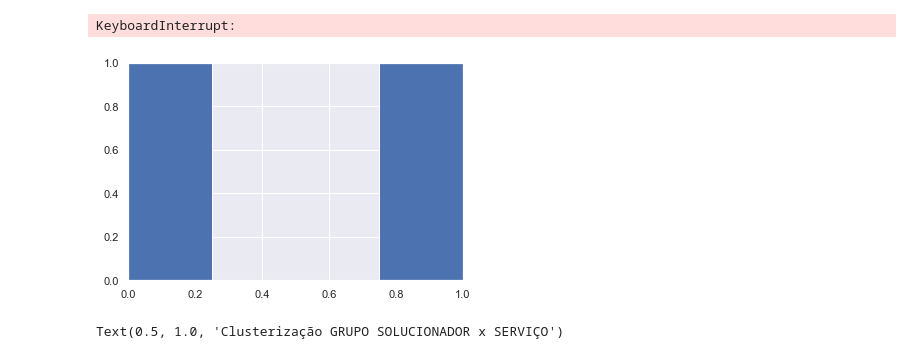
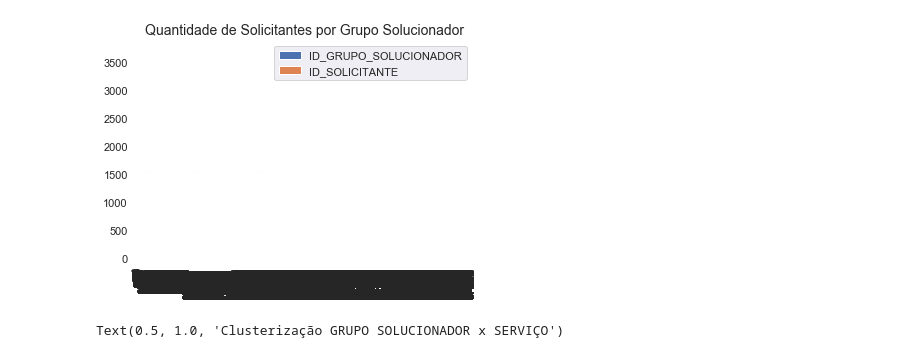
Before and after one commit to 6abi/servicePrediction, a Jupyter notebook: K_Means_Clustering_with_Scikit_Learn-Copy1.ipynb, the cells around one changed output. Drawn from its saved outputs; the diff is of its cells as text; code cells hidden in the pictures.

```diff
--- a/K_Means_Clustering_with_Scikit_Learn-Copy1.ipynb
+++ b/K_Means_Clustering_with_Scikit_Learn-Copy1.ipynb
@@ -19,7 +19,7 @@ os.environ['TF_CPP_MIN_LOG_LEVEL'] = '2'
 # %%
 import io
 data_file = pd.read_excel('idGabarito.xlsx',sheet_name = "Planilha identificadores ITSM")
-df = data_file[['ID_GRUPO_DONO_SERVICO','ID_SOLICITANTE', 'ID_ANALISTA', 'ID_SERVICO', 'ID_GRUPO_SOLUCIONADOR', 'GRUPO_SOLUCIONADOR']]
+df = data_file
 # %%
 #Exploring data
 df.head()
@@ -157,15 +178,14 @@ plt.show()
 # %%
 # plotting bar chart
-df2 = df[['ID_GRUPO_SOLUCIONADOR', 'ID_SERVICO']]
+df2 = df[['ID_GRUPO_SOLUCIONADOR', 'ID_SOLICITANTE']]
 ax = df2.plot.bar(  stacked = True)
-plt.title("Quantidade de Serviços por Grupo Solucionador", size = 14)
+plt.title("Quantidade de Solicitantes por Grupo Solucionador", size = 14)
 plt.ylim()
 
 
 plt.show()
 # %% [output]
-KeyboardInterrupt:
-[figure, old version]
+[figure, new version]
 # %%
 
 clusters = 2
```
Also changed, not shown: parts of 16 cells of this notebook, 1 other file.
